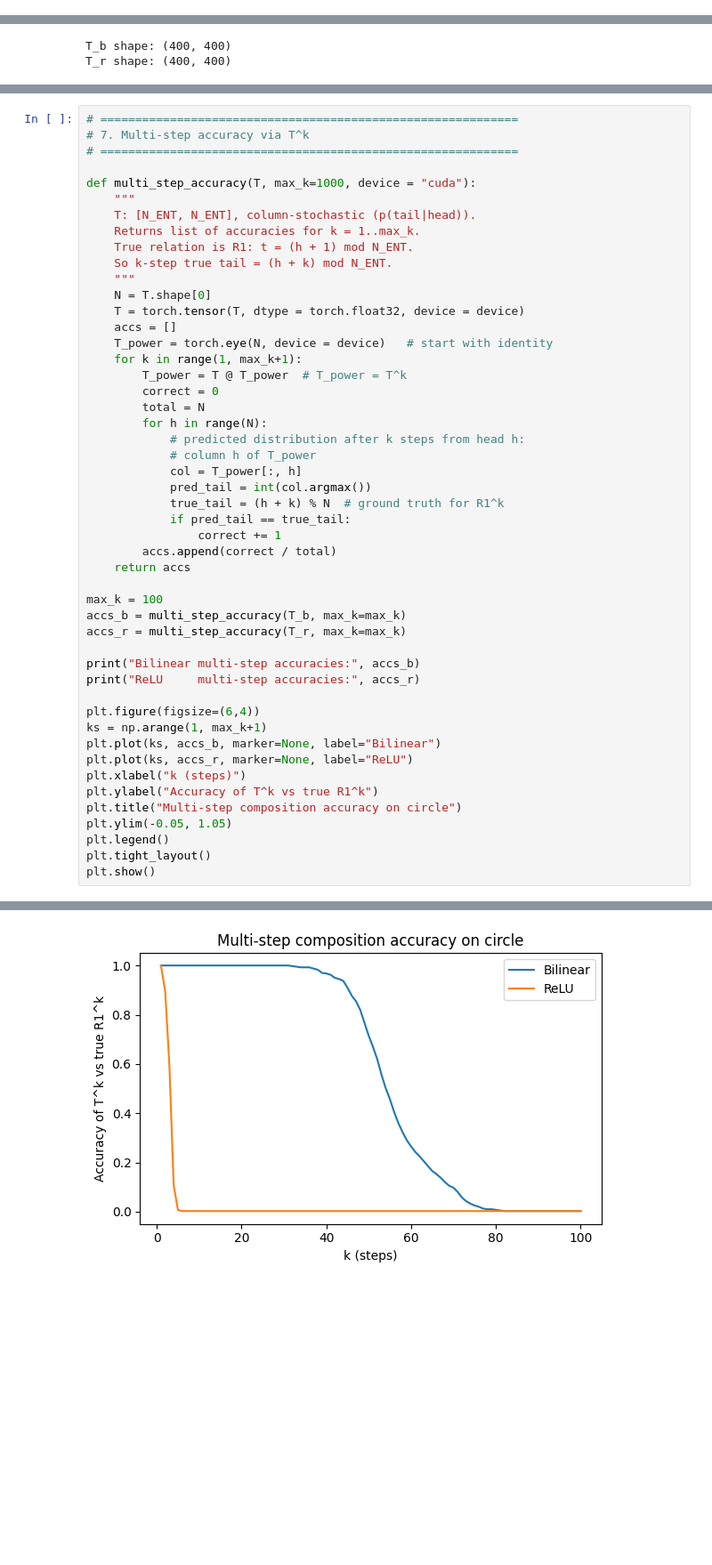
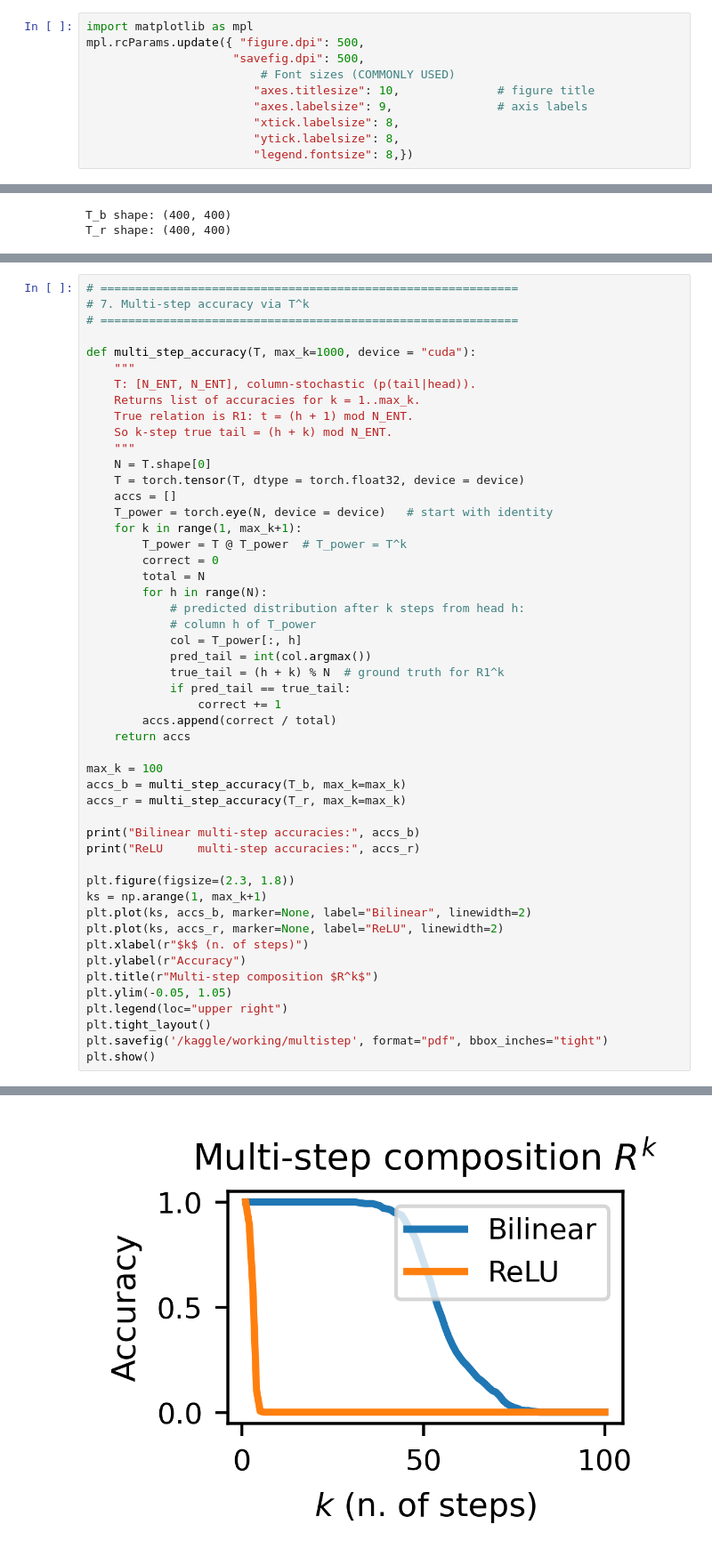
Before and after one commit to cerussite0/Tensor-Network-Interpretability, a Jupyter notebook: Relational composition.ipynb, the cells around one changed output, grey strips where cells are left out. Shown: that part at 89% size. Saved outputs shown, nothing was run; the diff lists cells and outputs as text; blank space fills up the shorter version.

```diff
--- a/Relational composition.ipynb
+++ b/Relational composition.ipynb
@@ -25,6 +25,16 @@ torch.manual_seed(0)
 np.random.seed(0)
 # %% [output]
 Using device: cuda
+# %%
+import matplotlib as mpl
+mpl.rcParams.update({ "figure.dpi": 500,
+                     "savefig.dpi": 500,
+                         # Font sizes (COMMONLY USED)
+                        "axes.titlesize": 10,              # figure title
+                        "axes.labelsize": 9,               # axis labels
+                        "xtick.labelsize": 8,
+                        "ytick.labelsize": 8,
+                        "legend.fontsize": 8,})
 # %%
 # ============================================================
 # 1. Dataset: single-step relation R1 on a circle
@@ -291,38 +338,39 @@ def multi_step_accuracy(T, max_k=1000, device = "cuda"):
     T_power = torch.eye(N, device = device)   # start with identity
     for k in range(1, max_k+1):
         T_power = T @ T_power  # T_power = T^k
         correct = 0
         total = N
         for h in range(N):
             # predicted distribution after k steps from head h:
             # column h of T_power
             col = T_power[:, h]
             pred_tail = int(col.argmax())
             true_tail = (h + k) % N  # ground truth for R1^k
             if pred_tail == true_tail:
                 correct += 1
         accs.append(correct / total)
     return accs
 
 max_k = 100
 accs_b = multi_step_accuracy(T_b, max_k=max_k)
 accs_r = multi_step_accuracy(T_r, max_k=max_k)
 
 print("Bilinear multi-step accuracies:", accs_b)
 print("ReLU     multi-step accuracies:", accs_r)
 
-plt.figure(figsize=(6,4))
+plt.figure(figsize=(2.3, 1.8))
 ks = np.arange(1, max_k+1)
-plt.plot(ks, accs_b, marker=None, label="Bilinear")
-plt.plot(ks, accs_r, marker=None, label="ReLU")
-plt.xlabel("k (steps)")
-plt.ylabel("Accuracy of T^k vs true R1^k")
-plt.title("Multi-step composition accuracy on circle")
+plt.plot(ks, accs_b, marker=None, label="Bilinear", linewidth=2)
+plt.plot(ks, accs_r, marker=None, label="ReLU", linewidth=2)
+plt.xlabel(r"$k$ (n. of steps)")
+plt.ylabel(r"Accuracy")
+plt.title(r"Multi-step composition $R^k$")
 plt.ylim(-0.05, 1.05)
-plt.legend()
+plt.legend(loc="upper right")
 plt.tight_layout()
+plt.savefig('/kaggle/working/multistep', format="pdf", bbox_inches="tight")
 plt.show()
 # %% [output]
 Bilinear multi-step accuracies: [1.0, 1.0, 1.0, 1.0, 1.0, 1.0, 1.0, 1.0, 1.0, 1.0, 1.0, 1.0, 1.0, 1.0, 1.0, 1.0, 1.0, 1.0, 1.0, 1.0, 1.0, 1.0, 1.0, 1.0, 1.0, 1.0, 1.0, 1.0, 1.0, 1.0, 1.0, 0.9975, 0.99 ...
 ReLU     multi-step accuracies: [1.0, 0.895, 0.59, 0.1075, 0.0075, 0.0025, 0.0025, 0.0025, 0.0025, 0.0025, 0.0025, 0.0025, 0.0025, 0.0025, 0.0025, 0.0025, 0.0025, 0.0025, 0.0025, 0.0025, 0.0025, 0.002 ...
-[figure, old version]
+[figure, new version]
```
Also changed, not shown: parts of 7 cells of this notebook.
